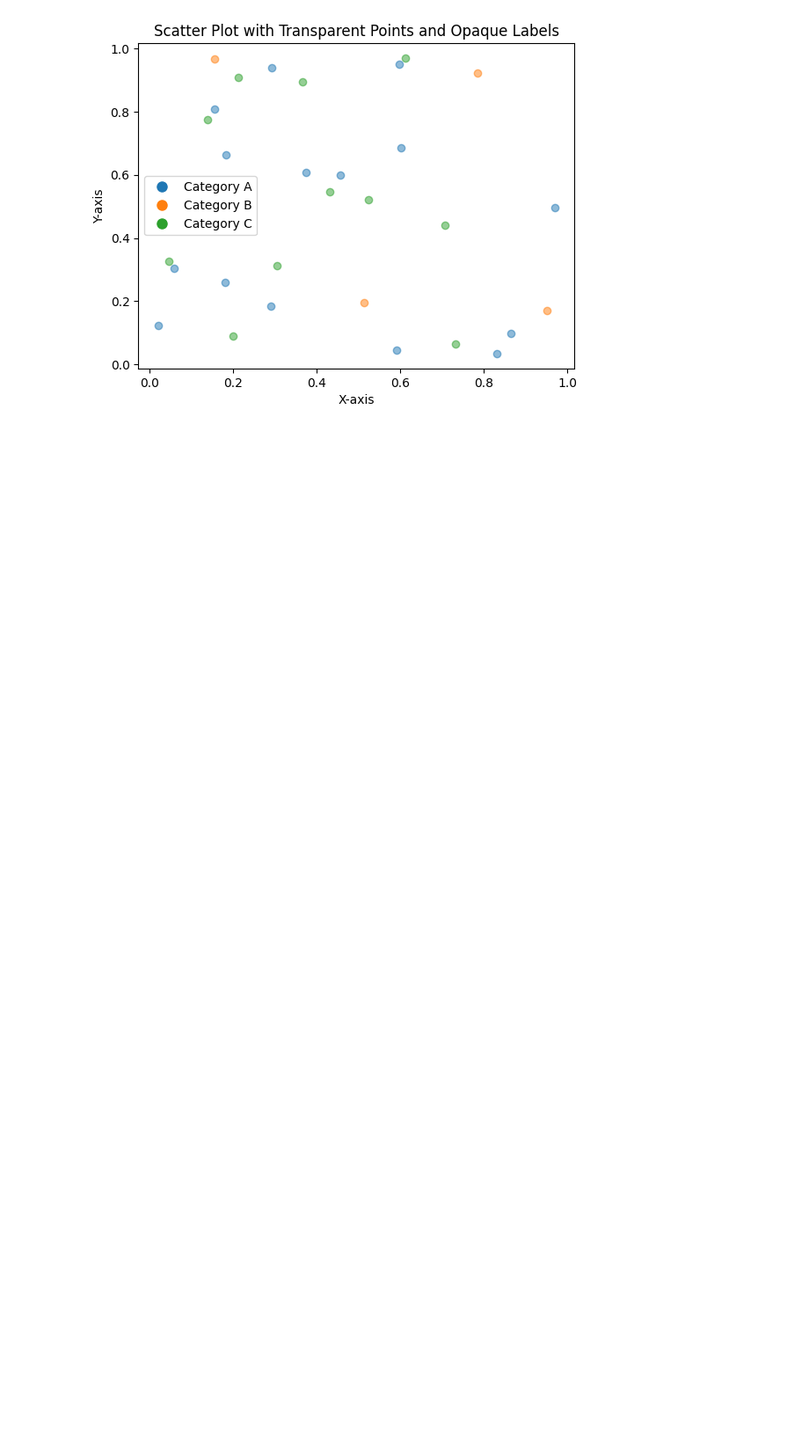
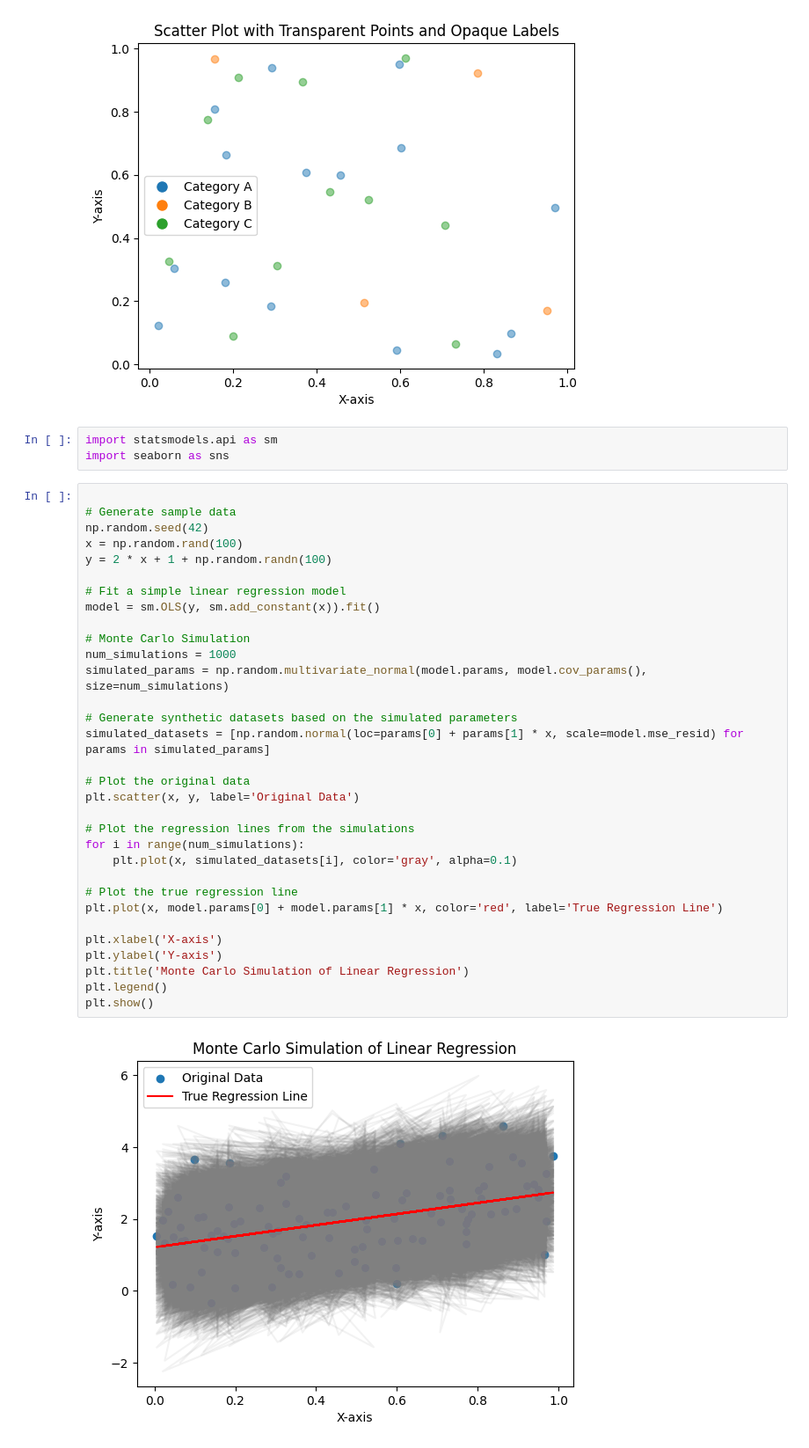
Before and after one commit to sebalexsmith/MET2010, a Jupyter notebook: Semester Assignment/Beginnings.ipynb, the cells around one changed output. Shown: that part at 88% size. Cells and saved outputs as stored; diff of their text form; blank space fills up the shorter version.

```diff
--- a/Semester Assignment/Beginnings.ipynb
+++ b/Semester Assignment/Beginnings.ipynb
@@ -234,3 +234,40 @@ plt.title('Scatter Plot with Transparent Points and Opaque Labels')
 plt.show()
 # %% [output]
 [figure]
+# %%
+import statsmodels.api as sm
+import seaborn as sns
+# %%
+
+# Generate sample data
+np.random.seed(42)
+x = np.random.rand(100)
+y = 2 * x + 1 + np.random.randn(100)
+
+# Fit a simple linear regression model
+model = sm.OLS(y, sm.add_constant(x)).fit()
+
+# Monte Carlo Simulation
+num_simulations = 1000
+simulated_params = np.random.multivariate_normal(model.params, model.cov_params(), size=num_simulations)
+
+# Generate synthetic datasets based on the simulated parameters
+simulated_datasets = [np.random.normal(loc=params[0] + params[1] * x, scale=model.mse_resid) for params in simulated_params]
+
+# Plot the original data
+plt.scatter(x, y, label='Original Data')
+
+# Plot the regression lines from the simulations
+for i in range(num_simulations):
+    plt.plot(x, simulated_datasets[i], color='gray', alpha=0.1)
+
+# Plot the true regression line
+plt.plot(x, model.params[0] + model.params[1] * x, color='red', label='True Regression Line')
+
+plt.xlabel('X-axis')
+plt.ylabel('Y-axis')
+plt.title('Monte Carlo Simulation of Linear Regression')
+plt.legend()
+plt.show()
+# %% [output]
+[figure, added]
```
Also changed, not shown: parts of 3 cells of this notebook, 2 other files.
